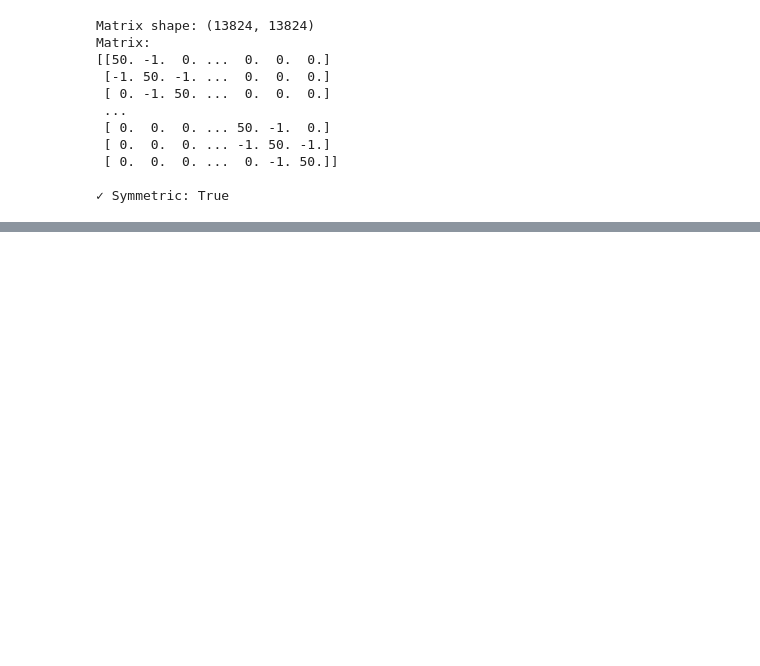
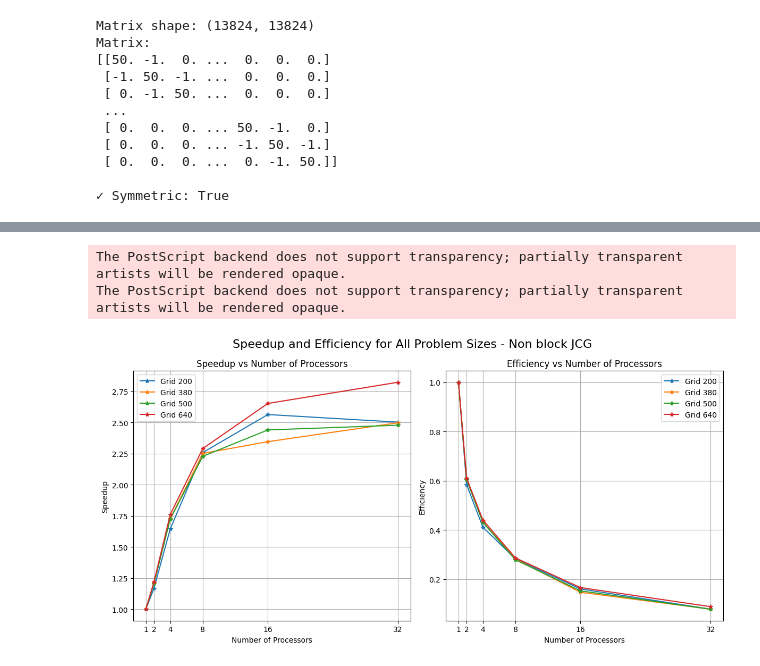
Before and after one commit to datrento/parallel-conjugate-gradient, a Jupyter notebook: src/main_serial.ipynb, the cells around one changed output, grey strips where cells are left out. Cells and saved outputs as stored; diff of their text form; code cells hidden in the pictures; blank space fills up the shorter version.

```diff
--- a/src/main_serial.ipynb
+++ b/src/main_serial.ipynb
@@ -148 +162,23 @@ import numpy as np
 import pandas as pd
+# %%
+def compute_speedups(serial_time: list, parallel_times: list) -> list:
+    """
+    Compute speedups given serial and parallel execution times.
+    Parameters:
+        serial_time : Execution time of the serial implementation.
+        parallel_times : Execution times of the parallel implementations.
+    Returns:
+        List of speedup values.
+    """
+    return [serial_time / t for t in parallel_times]
+
+def compute_efficiencies(speedups: list, num_processors: list) -> list:
+    """
+    Compute efficiencies given speedups and number of processors.
+    Parameters:
+        speedups : List of speedup values.
+        num_processors : List of number of processors used.
+    Returns:
+        List of efficiency values.
+    """
+    return [s / p for s, p in zip(speedups, num_processors)]
@@ -209,0 +284,9 @@ plt.show()
+# %%
+plot_speedup_efficiency(
+    "../output/jcgtimes_nblock_old.txt", title="Non block JCG", with_ideal=False,
+    output_file_path="non_block_jcg_no_ideal.eps"
+)
+# %% [output]
+The PostScript backend does not support transparency; partially transparent artists will be rendered opaque.
+The PostScript backend does not support transparency; partially transparent artists will be rendered opaque.
+[figure, added]
```
Also changed, not shown: parts of 10 cells of this notebook, 21 other files.
